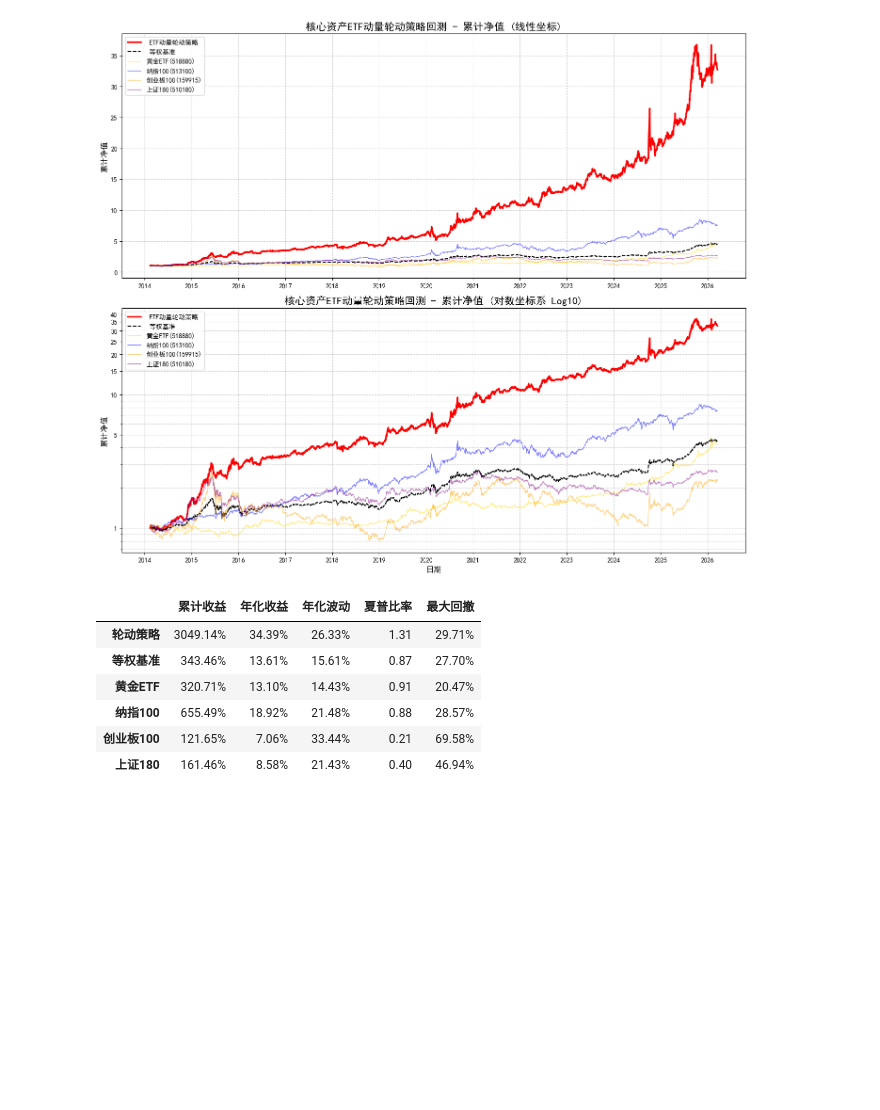
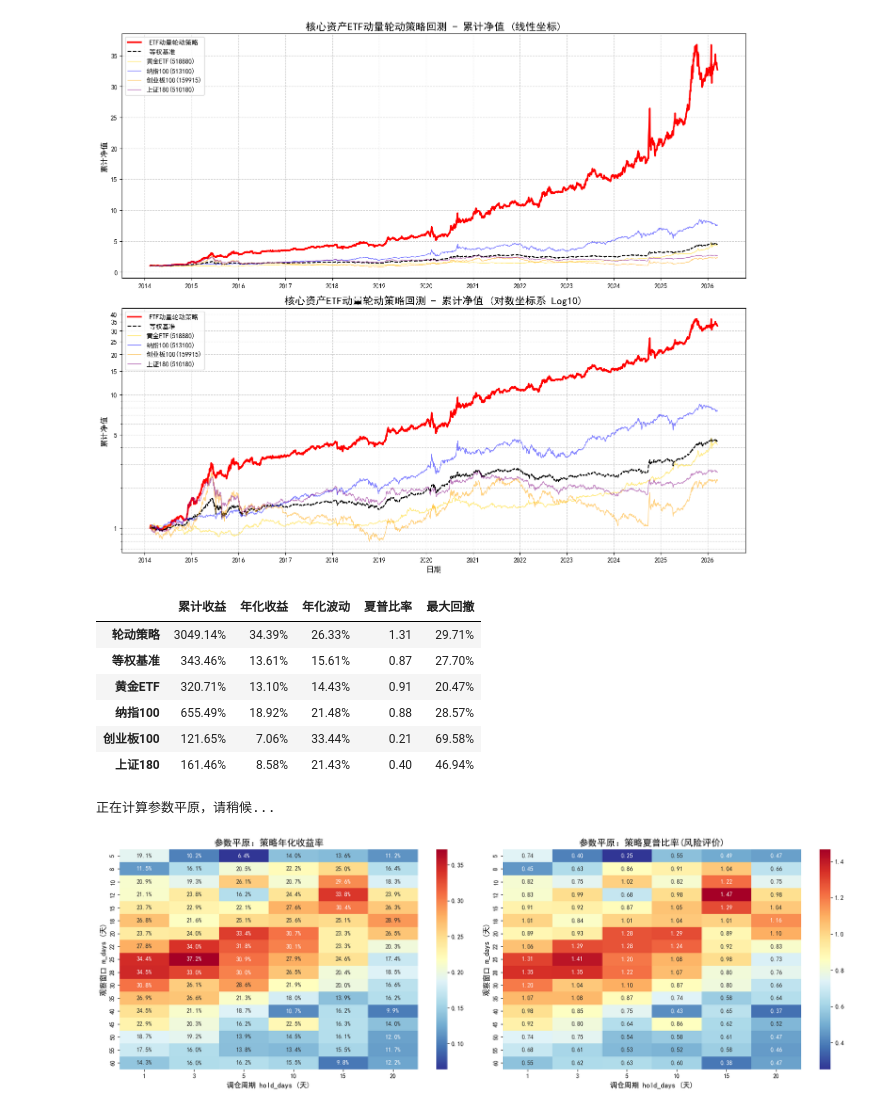
Before and after one commit to GoodNight0721/fec_workshop, a Jupyter notebook: quant_investing/J01_ETF轮动策略/核心资产ETF轮动.ipynb, the cells around one changed output. Drawn from its saved outputs; the diff is of its cells as text; code cells hidden in the pictures; blank space fills up the shorter version.

```diff
--- a/quant_investing/J01_ETF轮动策略/核心资产ETF轮动.ipynb
+++ b/quant_investing/J01_ETF轮动策略/核心资产ETF轮动.ipynb
@@ -429,3 +429,69 @@ display(metrics_df)
 | 纳指100 | 655.49% | 18.92% | 21.48% | 0.88 | 28.57% |
 | 创业板100 | 121.65% | 7.06% | 33.44% | 0.21 | 69.58% |
 | 上证180 | 161.46% | 8.58% | 21.43% | 0.40 | 46.94% |
+# %%
+import seaborn as sns
+import numpy as np
+
+# --- 寻找参数平原：计算不同 m_days 和 hold_days 组合的年化收益率与夏普比率 ---
+m_days_list = [5, 8, 10, 12, 15, 18, 20, 22, 25, 28, 30, 35, 40, 45, 50, 55, 60]
+hold_days_list = [1, 3, 5, 10, 15, 20]
+
+# 准备两个空矩阵存放结果
+return_matrix = np.zeros((len(m_days_list), len(hold_days_list)))
+sharpe_matrix = np.zeros((len(m_days_list), len(hold_days_list)))
+
+# 提前准备好日收益率
+daily_rtn = close_prices.pct_change()
+
+print("正在计算参数平原，请稍候...")
+for i, m_d in enumerate(m_days_list):
+    # 针对不同动量观察窗口重新计算得分
+    # 为加速这里复用了上文定义的 calc_momentum_score
+    scores_md = close_prices.rolling(window=m_d).apply(calc_momentum_score, raw=False).dropna()
+    target_asset_md = scores_md.idxmax(axis=1)
+
+    for j, h_d in enumerate(hold_days_list):
+        # 调仓周期逻辑：每隔 h_d 天去取一次信号，并向后延续 (ffill)
+        rebalance_dates = target_asset_md.iloc[::h_d].index
+        signal = target_asset_md.loc[rebalance_dates].reindex(target_asset_md.index).ffill().shift(1).dropna()
+
+        valid_d = signal.index
+
+        strat_rtn = pd.Series(0.0, index=valid_d)
+        for code in daily_rtn.columns:
+            mask = (signal == code)
+            strat_rtn[mask] = daily_rtn.loc[valid_d, code][mask]
+
+        # 计算该组合的年化收益率
+        cum_ret = (strat_rtn + 1).prod() - 1
+        ann_ret = (cum_ret + 1) ** (252 / len(strat_rtn)) - 1
+        return_matrix[i, j] = ann_ret
+
+        # 计算该组合的夏普比率
+        ann_vol = strat_rtn.std() * np.sqrt(252)
+        sharpe = ann_ret / ann_vol if ann_vol > 0 else 0
+        sharpe_matrix[i, j] = sharpe
+
+# --- 画出参数平原热力图 ---
+fig, axes = plt.subplots(1, 2, figsize=(18, 6))
+
+# 图1：年化收益率热力图
+sns.heatmap(return_matrix, annot=True, fmt=".1%", cmap="RdYlBu_r",
+            xticklabels=hold_days_list, yticklabels=m_days_list, ax=axes[0])
+axes[0].set_title('参数平原：策略年化收益率', fontsize=15)
+axes[0].set_xlabel('调仓周期 hold_days (天)', fontsize=12)
+axes[0].set_ylabel('观察窗口 m_days (天)', fontsize=12)
+
+# 图2：夏普比率热力图
+sns.heatmap(sharpe_matrix, annot=True, fmt=".2f", cmap="RdYlBu_r",
+            xticklabels=hold_days_list, yticklabels=m_days_list, ax=axes[1])
+axes[1].set_title('参数平原：策略夏普比率(风险评价)', fontsize=15)
+axes[1].set_xlabel('调仓周期 hold_days (天)', fontsize=12)
+axes[1].set_ylabel('观察窗口 m_days (天)', fontsize=12)
+
+plt.tight_layout()
+plt.show()
+# %% [output]
+正在计算参数平原，请稍候...
+[figure, added]
```
Also changed, not shown: parts of 1 cell of this notebook, 1 other file.
